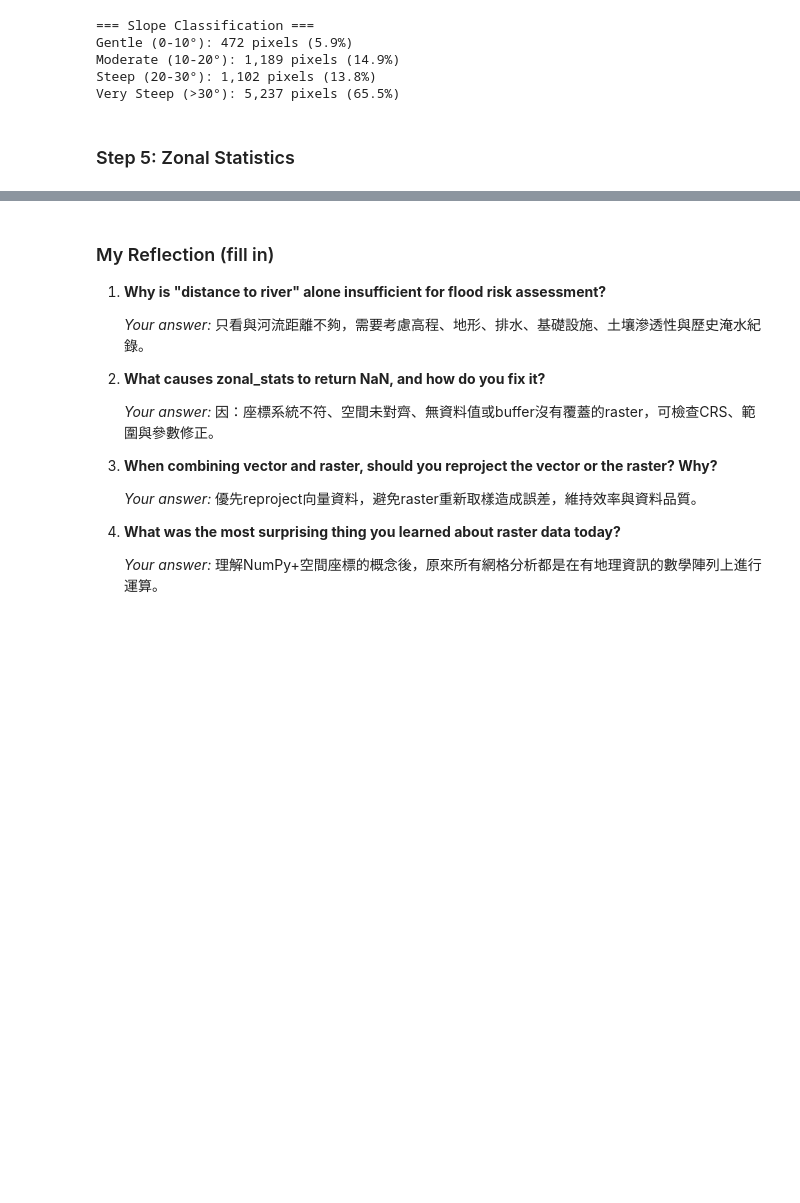
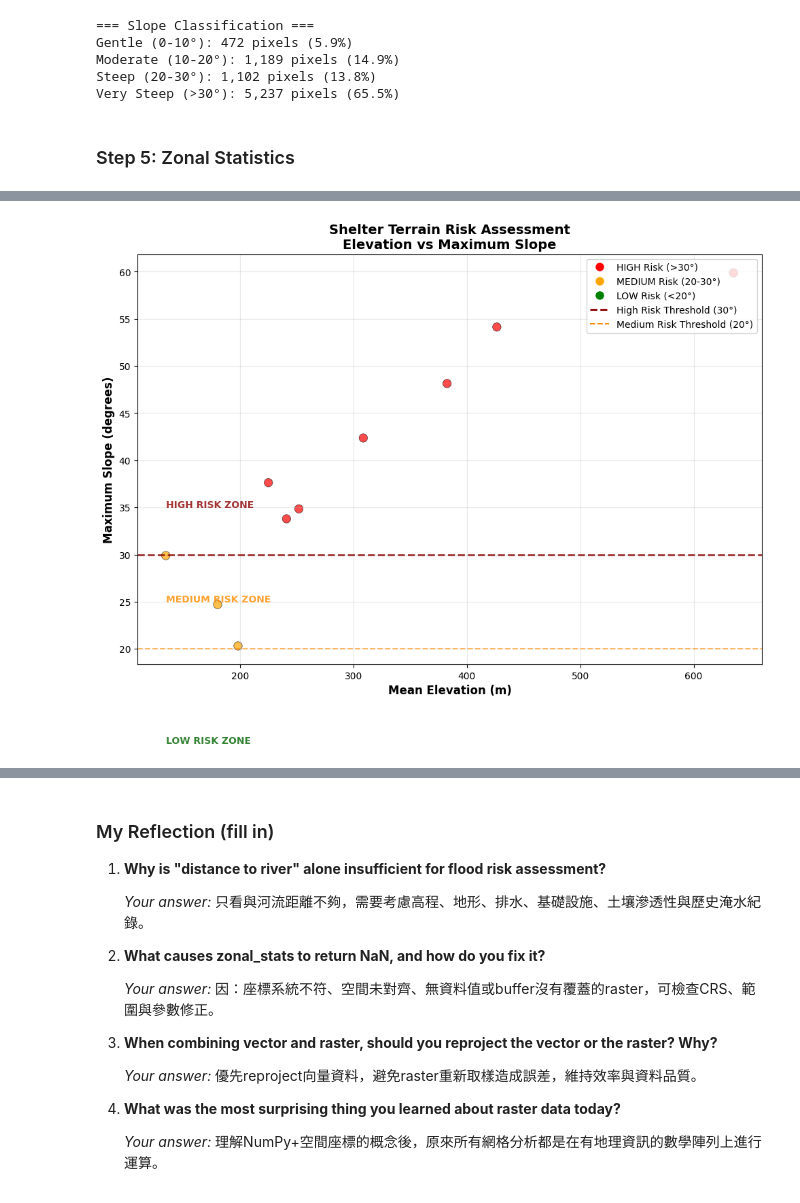
Before and after one commit to Wen-Hui-Zhan/Exercise4, a Jupyter notebook: Week4-Student.ipynb, the cells around one changed output, grey strips where cells are left out. Cells and saved outputs as stored; diff of their text form; code cells hidden in the pictures; blank space fills up the shorter version.

```diff
--- a/Week4-Student.ipynb
+++ b/Week4-Student.ipynb
@@ -837,0 +819,99 @@ Answer in the markdown cell below:
+# %%
+# Lab 2 Step 6: Risk Classification & Visualization
+import matplotlib.pyplot as plt
+import numpy as np
+
+# 1. Classify terrain risk
+def classify_risk(max_slope):
+    if max_slope > 30:
+        return 'HIGH'
+    elif max_slope >= 20:
+        return 'MEDIUM'
+    else:
+        return 'LOW'
+
+# Apply risk classification
+shelters_analysis_gdf['risk_level'] = shelters_analysis_gdf['max_slope'].apply(classify_risk)
+
+# 2. Print the risk distribution
+print("=== Terrain Risk Distribution ===")
+risk_counts = shelters_analysis_gdf['risk_level'].value_counts()
+risk_percentages = shelters_analysis_gdf['risk_level'].value_counts(normalize=True) * 100
+
+for risk in ['HIGH', 'MEDIUM', 'LOW']:
+    count = risk_counts.get(risk, 0)
+    percentage = risk_percentages.get(risk, 0)
+    print(f"{risk}: {count} shelters ({percentage:.1f}%)")
+
+print(f"\nTotal shelters: {len(shelters_analysis_gdf)}")
+
+# 3. Create scatter plot with risk-based coloring
+plt.figure(figsize=(10, 8))
+
+# Define colors for each risk level
+risk_colors = {'HIGH': 'red', 'MEDIUM': 'orange', 'LOW': 'green'}
+colors = [risk_colors[risk] for risk in shelters_analysis_gdf['risk_level']]
+
+# Create scatter plot
+scatter = plt.scatter(
+    shelters_analysis_gdf['mean_elev'],
+    shelters_analysis_gdf['max_slope'],
+    c=colors,
+    alpha=0.7,
+    s=80,
+    edgecolors='black',
+    linewidth=0.5
+)
+
+# Add horizontal line at slope=30° threshold
+plt.axhline(y=30, color='darkred', linestyle='--', linewidth=2, alpha=0.8, label='High Risk Threshold (30°)')
+
+# Add horizontal line at slope=20° threshold
+plt.axhline(y=20, color='darkorange', linestyle='--', linewidth=1.5, alpha=0.6, label='Medium Risk Threshold (20°)')
+
+# Customize plot
+plt.xlabel('Mean Elevation (m)', fontsize=12, fontweight='bold')
+plt.ylabel('Maximum Slope (degrees)', fontsize=12, fontweight='bold')
+plt.title('Shelter Terrain Risk Assessment\nElevation vs Maximum Slope', fontsize=14, fontweight='bold')
+
+# Add grid
+plt.grid(True, alpha=0.3)
+
+# Create legend
+legend_elements = [
+    plt.Line2D([0], [0], marker='o', color='w', markerfacecolor='red', markersize=10, label='HIGH Risk (>30°)'),
+    plt.Line2D([0], [0], marker='o', color='w', markerfacecolor='orange', markersize=10, label='MEDIUM Risk (20-30°)'),
+    plt.Line2D([0], [0], marker='o', color='w', markerfacecolor='green', markersize=10, label='LOW Risk (<20°)'),
+    plt.Line2D([0], [0], color='darkred', linestyle='--', linewidth=2, label='High Risk Threshold (30°)'),
+    plt.Line2D([0], [0], color='darkorange', linestyle='--', linewidth=1.5, label='Medium Risk Threshold (20°)')
+]
+plt.legend(handles=legend_elements, loc='upper right', bbox_to_anchor=(1.0, 1.0))
+
+# Add annotations for risk zones
+plt.text(shelters_analysis_gdf['mean_elev'].min(), 35, 'HIGH RISK ZONE',
+         fontsize=10, color='darkred', fontweight='bold', alpha=0.8)
+plt.text(shelters_analysis_gdf['mean_elev'].min(), 25, 'MEDIUM RISK ZONE',
+         fontsize=10, color='darkorange', fontweight='bold', alpha=0.8)
+plt.text(shelters_analysis_gdf['mean_elev'].min(), 10, 'LOW RISK ZONE',
+         fontsize=10, color='darkgreen', fontweight='bold', alpha=0.8)
+
+# Adjust layout
+plt.tight_layout()
+
+# 4. Save as outputs/lab2_terrain_risk.png
+plt.savefig('outputs/lab2_terrain_risk.png', dpi=150, bbox_inches='tight', facecolor='white')
+plt.show()
+
+print(f"\nRisk analysis plot saved to: outputs/lab2_terrain_risk.png")
+
+# Additional detailed statistics
+print("\n=== Detailed Risk Analysis ===")
+for risk in ['HIGH', 'MEDIUM', 'LOW']:
+    risk_data = shelters_analysis_gdf[shelters_analysis_gdf['risk_level'] == risk]
+    if len(risk_data) > 0:
+        print(f"\n{risk} Risk Shelters:")
+        print(f"  Count: {len(risk_data)}")
+        print(f"  Elevation range: {risk_data['mean_elev'].min():.1f} - {risk_data['mean_elev'].max():.1f} m")
+        print(f"  Slope range: {risk_data['max_slope'].min():.1f} - {risk_data['max_slope'].max():.1f}°")
+        print(f"  Shelter IDs: {list(risk_data['shelter_id'])}")
+# %% [output]
@@ -837,0 +924 @@ Answer in the markdown cell below:
+[figure, added]
```
Also changed, not shown: parts of 5 cells of this notebook, 5 other files.
